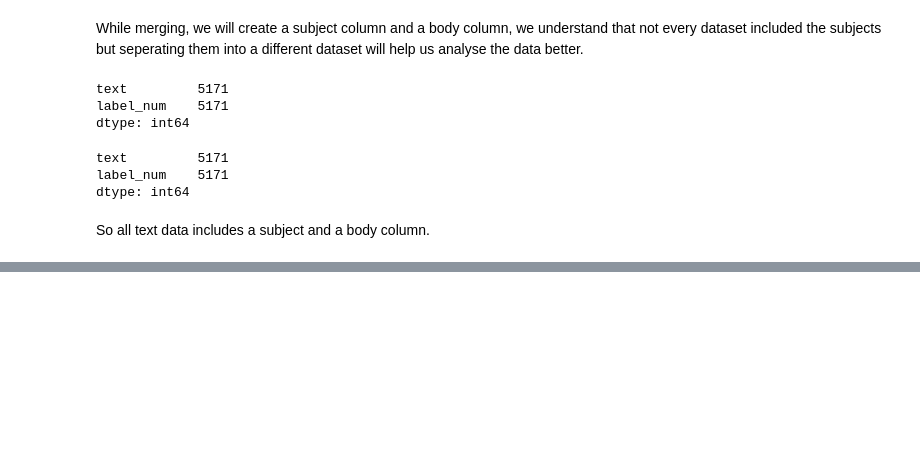
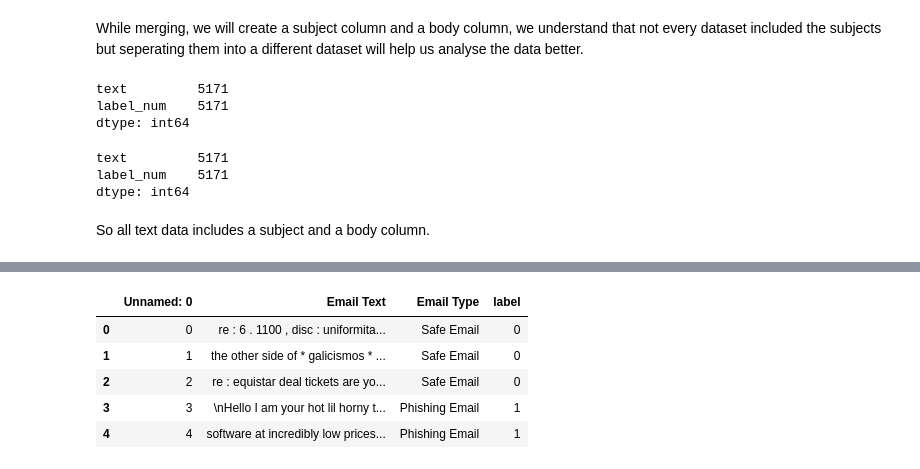
Before and after one commit to ragibglv/YZV311E_Data_Mining_Project, a Jupyter notebook: data_merge.ipynb, the cells around one changed output, grey strips where cells are left out. Cells and saved outputs as stored; diff of their text form; code cells hidden in the pictures; blank space fills up the shorter version.

```diff
--- a/data_merge.ipynb
+++ b/data_merge.ipynb
@@ -122,0 +161,2 @@ So all text data includes a subject and a body column.
+# %%
+data3 = pd.read_csv(PATH + "Phishing_Email.csv", encoding='latin-1')
@@ -122,0 +172,13 @@ So all text data includes a subject and a body column.
+# %%
+data3['label'] = data3['Email Type'].apply(lambda x: ["Safe Email", "Phishing Email"].index(x))
+# Source: https://stackoverflow.com/questions/38749305/labelencoder-order-of-fit-for-a-pandas-df
+# label encoder was encoding safe email as 1 and we had no way of having an order for the labels
+# %%
+data3.head()
+# %% [output]
+|  | Unnamed: 0 | Email Text | Email Type | label |
+| 0 | 0 | re : 6 . 1100 , disc : uniformita... | Safe Email | 0 |
+| 1 | 1 | the other side of * galicismos * ... | Safe Email | 0 |
+| 2 | 2 | re : equistar deal tickets are yo... | Safe Email | 0 |
+| 3 | 3 | \nHello I am your hot lil horny t... | Phishing Email | 1 |
+| 4 | 4 | software at incredibly low prices... | Phishing Email | 1 |
```
Also changed, not shown: parts of 18 cells of this notebook.
